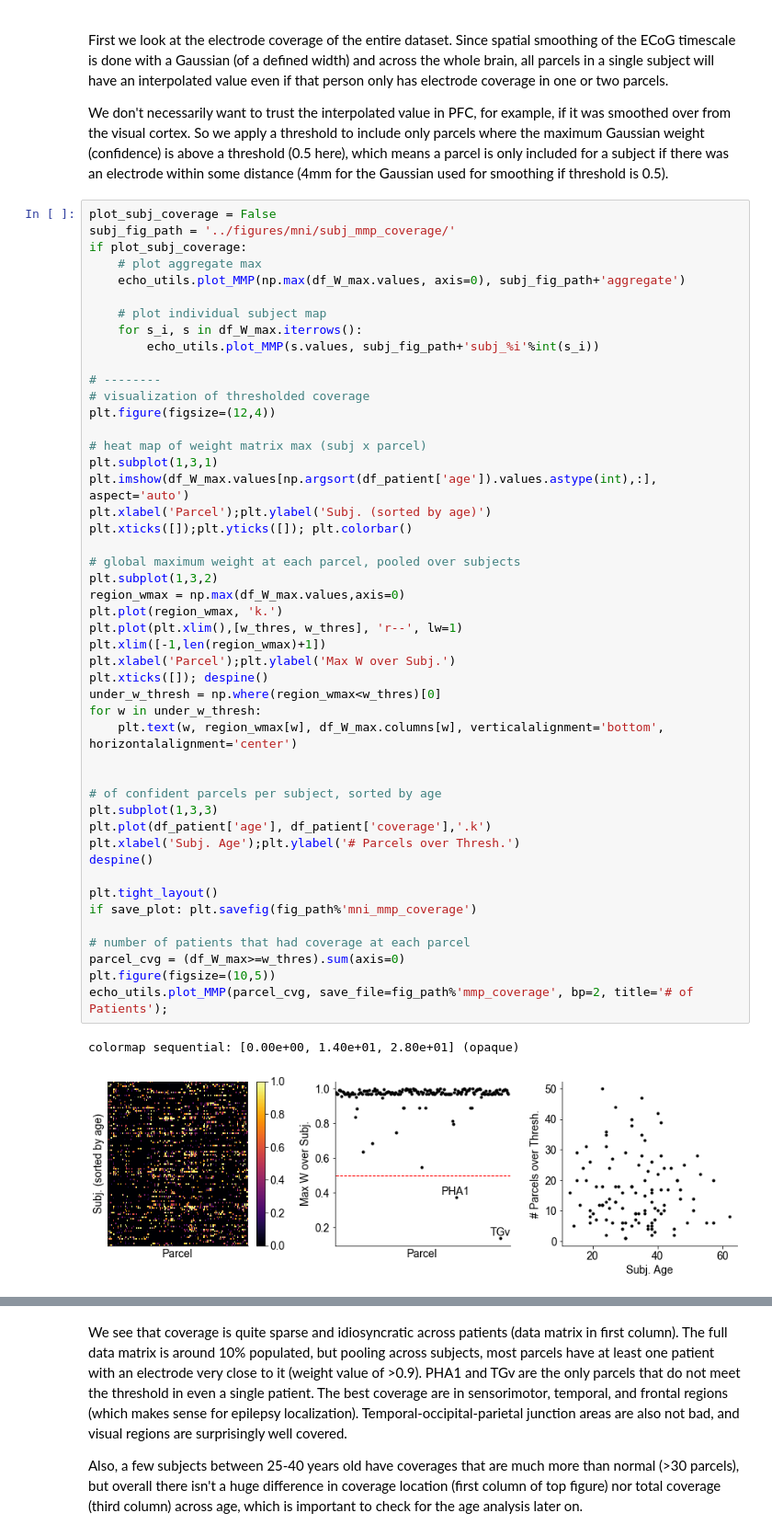
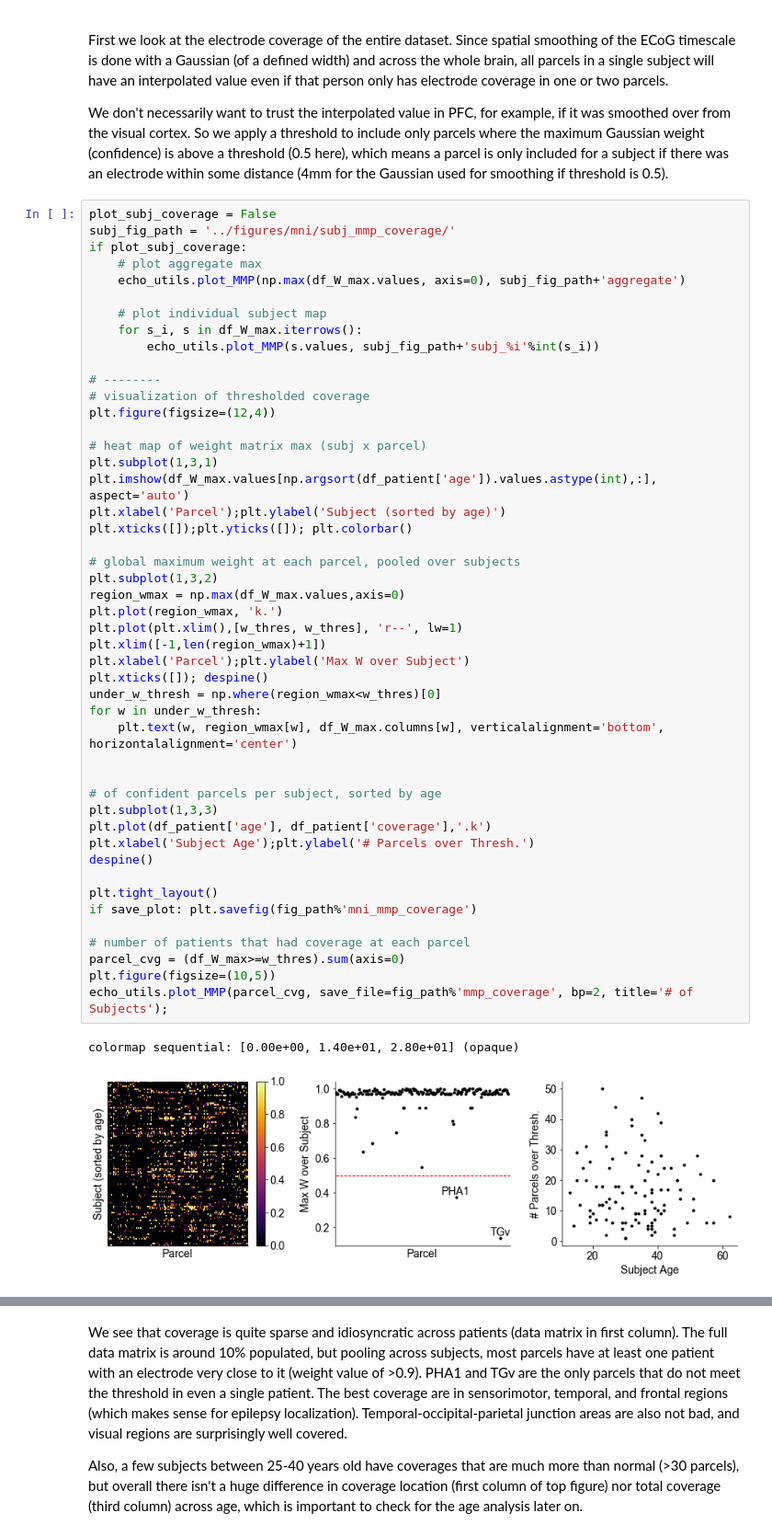
Before and after one commit to rdgao/field-echos, a Jupyter notebook: notebooks/3_viz_human_MMP.ipynb, the cells around one changed output, grey strips where cells are left out. Shown at 92% size. Saved outputs shown, nothing was run; the diff lists cells and outputs as text.

```diff
--- a/notebooks/3_viz_human_MMP.ipynb
+++ b/notebooks/3_viz_human_MMP.ipynb
@@ -103,38 +126,38 @@ plt.figure(figsize=(12,4))
 # heat map of weight matrix max (subj x parcel)
 plt.subplot(1,3,1)
 plt.imshow(df_W_max.values[np.argsort(df_patient['age']).values.astype(int),:], aspect='auto')
-plt.xlabel('Parcel');plt.ylabel('Subj. (sorted by age)')
+plt.xlabel('Parcel');plt.ylabel('Subject (sorted by age)')
 plt.xticks([]);plt.yticks([]); plt.colorbar()
 
 # global maximum weight at each parcel, pooled over subjects
 plt.subplot(1,3,2)
 region_wmax = np.max(df_W_max.values,axis=0)
 plt.plot(region_wmax, 'k.')
 plt.plot(plt.xlim(),[w_thres, w_thres], 'r--', lw=1)
 plt.xlim([-1,len(region_wmax)+1])
-plt.xlabel('Parcel');plt.ylabel('Max W over Subj.')
+plt.xlabel('Parcel');plt.ylabel('Max W over Subject')
 plt.xticks([]); despine()
 under_w_thresh = np.where(region_wmax<w_thres)[0]
 for w in under_w_thresh:
     plt.text(w, region_wmax[w], df_W_max.columns[w], verticalalignment='bottom', horizontalalignment='center')
 
 
 # of confident parcels per subject, sorted by age
 plt.subplot(1,3,3)
 plt.plot(df_patient['age'], df_patient['coverage'],'.k')
-plt.xlabel('Subj. Age');plt.ylabel('# Parcels over Thresh.')
+plt.xlabel('Subject Age');plt.ylabel('# Parcels over Thresh.')
 despine()
 
 plt.tight_layout()
 if save_plot: plt.savefig(fig_path%'mni_mmp_coverage')
 
 # number of patients that had coverage at each parcel
 parcel_cvg = (df_W_max>=w_thres).sum(axis=0)
 plt.figure(figsize=(10,5))
-echo_utils.plot_MMP(parcel_cvg, save_file=fig_path%'mmp_coverage', bp=2, title='# of Patients');
+echo_utils.plot_MMP(parcel_cvg, save_file=fig_path%'mmp_coverage', bp=2, title='# of Subjects');
 # %% [output]
 colormap sequential: [0.00e+00, 1.40e+01, 2.80e+01] (opaque)
-[figure, old version]
+[figure, new version]
 [figure]
 # %% [markdown]
 We see that coverage is quite sparse and idiosyncratic across patients (data matrix in first column). The full data matrix is around 10% populated, but pooling across subjects, most parcels have at least one patient with an electrode very close to it (weight value of >0.9). PHA1 and TGv are the only parcels that do not meet the threshold in even a single patient. The best coverage are in sensorimotor, temporal, and frontal regions (which makes sense for epilepsy localization). Temporal-occipital-parietal junction areas are also not bad, and visual regions are surprisingly well covered.
```
Also changed, not shown: parts of 19 cells of this notebook, 29 other files.
